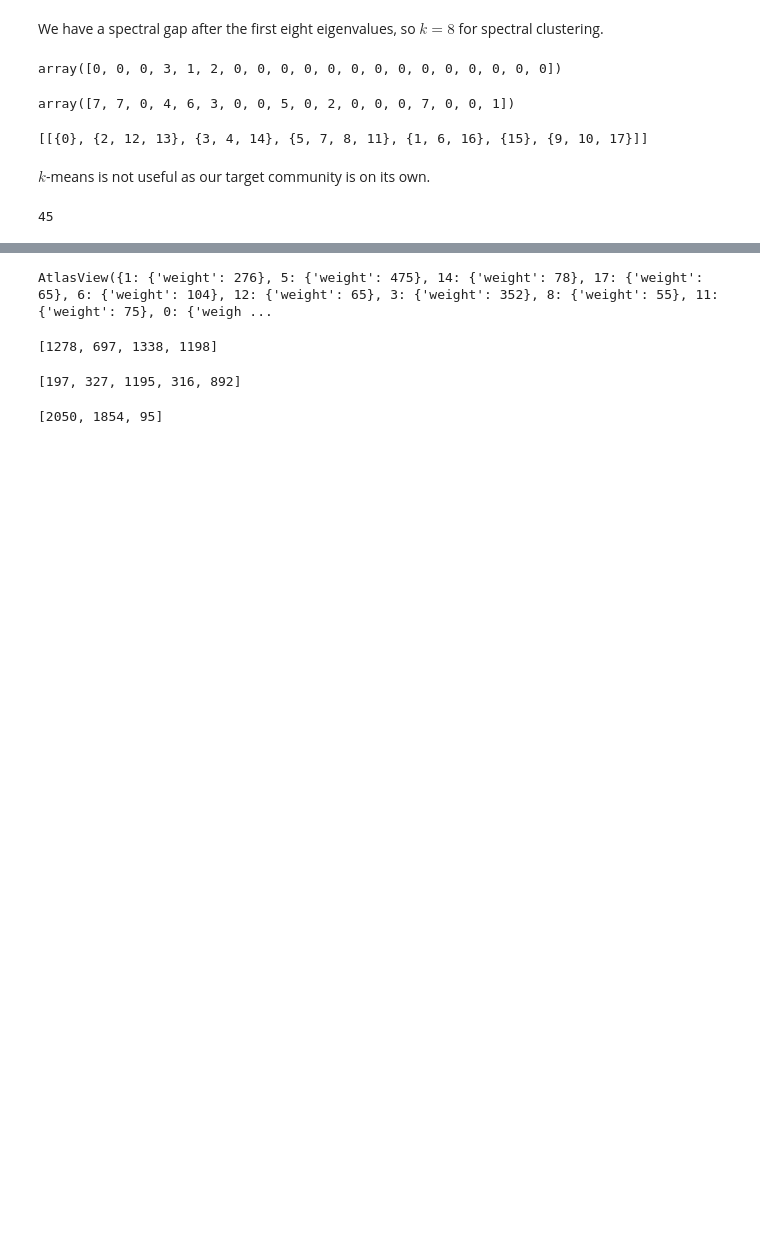
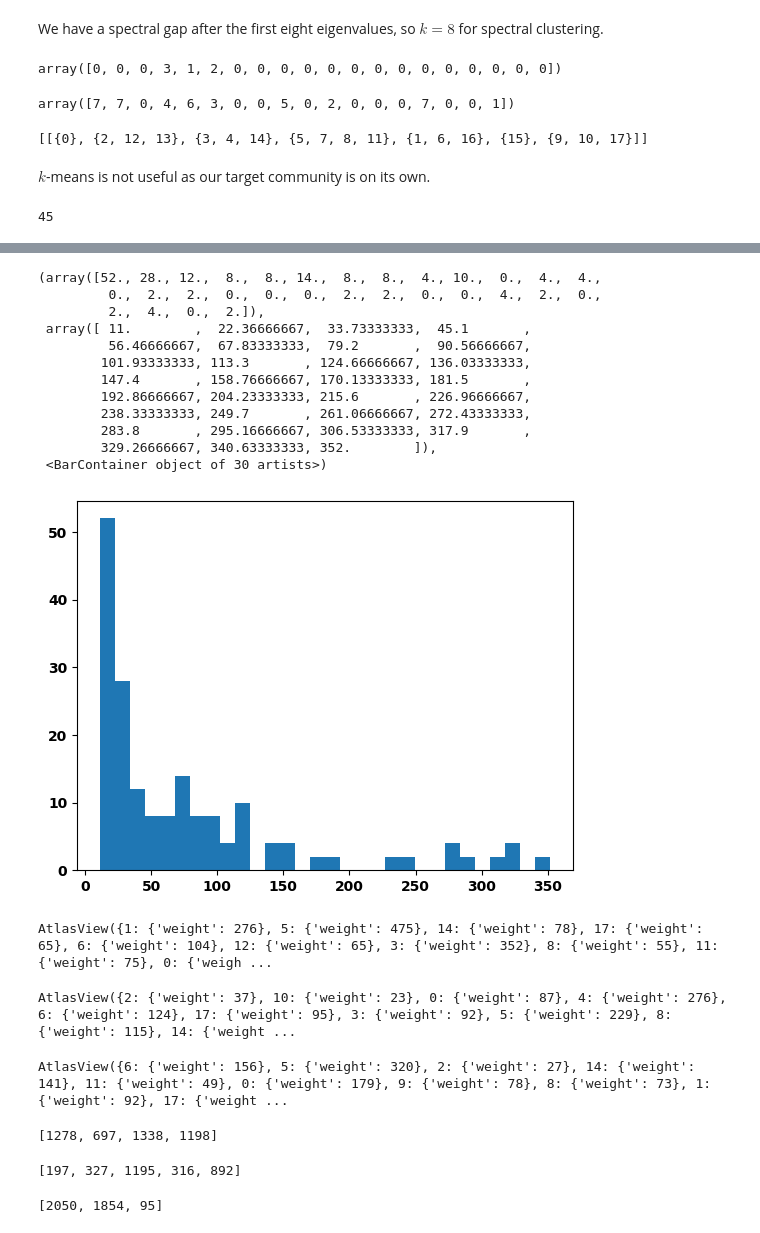
Before and after one commit to RenHLi/MATH3888, a Jupyter notebook: class_network.ipynb, the cells around one changed output, grey strips where cells are left out. Drawn from its saved outputs; the diff is of its cells as text; code cells hidden in the pictures; blank space fills up the shorter version.

```diff
--- a/class_network.ipynb
+++ b/class_network.ipynb
@@ -778,4 +805,30 @@ nx.draw_networkx_labels(G2, pos)
+# %%
+h=np.array([G2.get_edge_data(u,v)['weight'] for u in G2.nodes for v in G2[u].keys()])
+# %%
+plt.hist(h[h<400],bins=30)
+# %% [output]
+(array([52., 28., 12.,  8.,  8., 14.,  8.,  8.,  4., 10.,  0.,  4.,  4.,
+         0.,  2.,  2.,  0.,  0.,  0.,  2.,  2.,  0.,  0.,  4.,  2.,  0.,
+         2.,  4.,  0.,  2.]),
+ array([ 11.        ,  22.36666667,  33.73333333,  45.1       ,
+         56.46666667,  67.83333333,  79.2       ,  90.56666667,
+        101.93333333, 113.3       , 124.66666667, 136.03333333,
+        147.4       , 158.76666667, 170.13333333, 181.5       ,
+        192.86666667, 204.23333333, 215.6       , 226.96666667,
+        238.33333333, 249.7       , 261.06666667, 272.43333333,
+        283.8       , 295.16666667, 306.53333333, 317.9       ,
+        329.26666667, 340.63333333, 352.        ]),
+ <BarContainer object of 30 artists>)
+[figure, added]
 # %%
 G2[4]
 # %% [output]
 AtlasView({1: {'weight': 276}, 5: {'weight': 475}, 14: {'weight': 78}, 17: {'weight': 65}, 6: {'weight': 104}, 12: {'weight': 65}, 3: {'weight': 352}, 8: {'weight': 55}, 11: {'weight': 75}, 0: {'weigh ...
+# %%
+G2[1]
+# %% [output]
+AtlasView({2: {'weight': 37}, 10: {'weight': 23}, 0: {'weight': 87}, 4: {'weight': 276}, 6: {'weight': 124}, 17: {'weight': 95}, 3: {'weight': 92}, 5: {'weight': 229}, 8: {'weight': 115}, 14: {'weight ...
+# %%
+G2[3]
+# %% [output]
+AtlasView({6: {'weight': 156}, 5: {'weight': 320}, 2: {'weight': 27}, 14: {'weight': 141}, 11: {'weight': 49}, 0: {'weight': 179}, 9: {'weight': 78}, 8: {'weight': 73}, 1: {'weight': 92}, 17: {'weight ...
```
Also changed, not shown: parts of 20 cells of this notebook, 1 other file.
